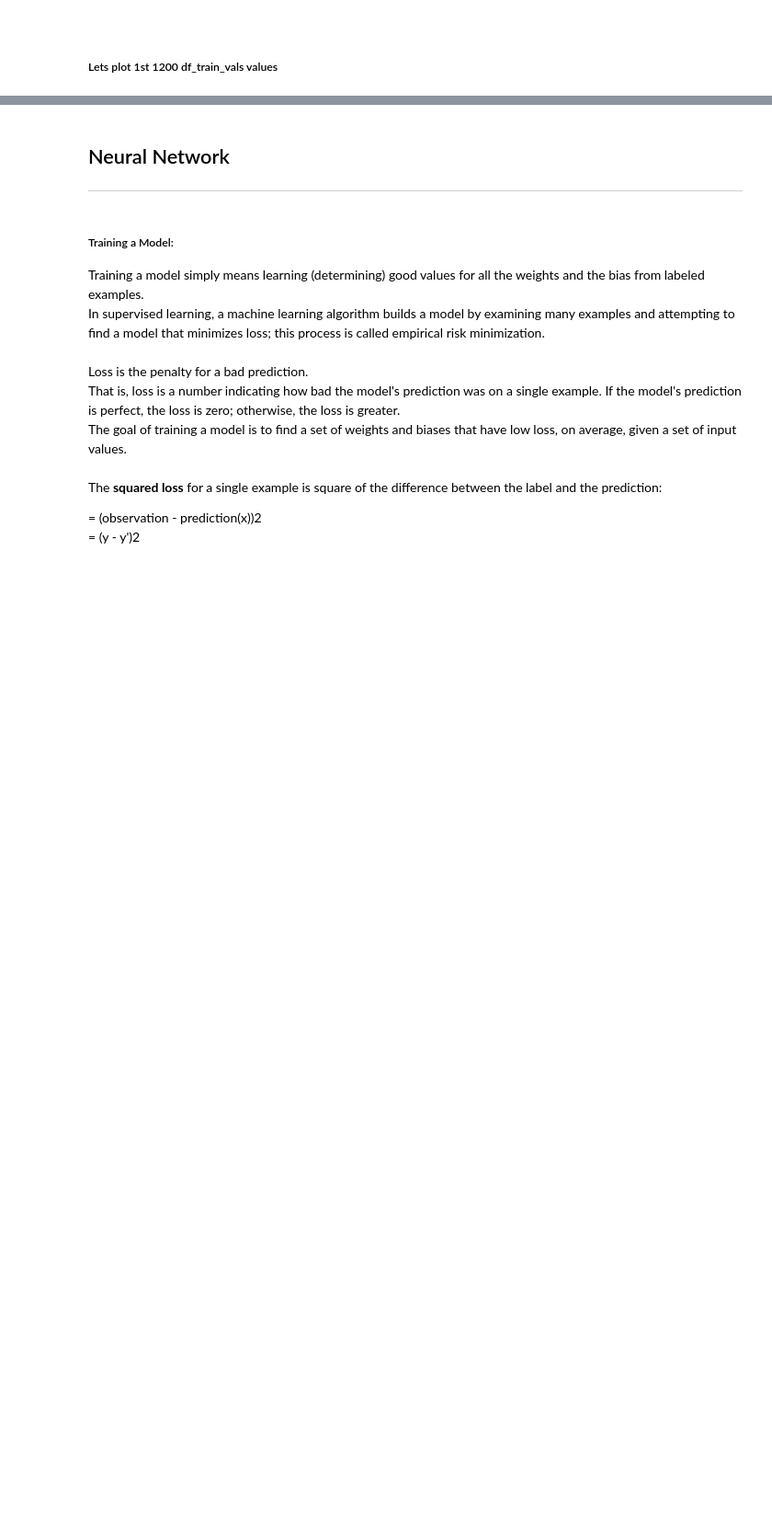
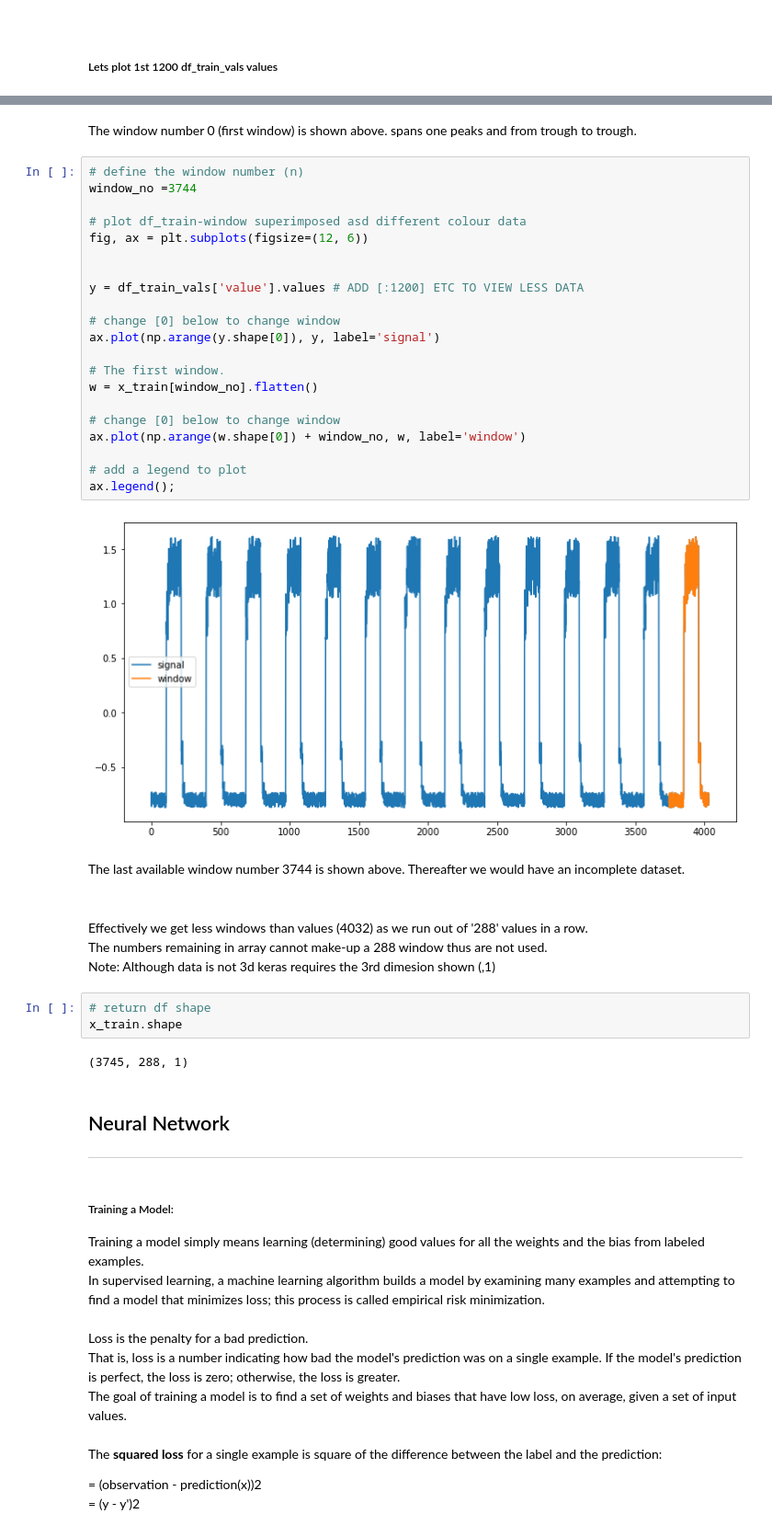
Before and after one commit to doodymack/Machine_Learn_Stats-Assessment, a Jupyter notebook: Time Series Anomaly Detection-Keras/05-evaluation.ipynb, the cells around one changed output, grey strips where cells are left out. Shown at 92% size. Saved outputs shown, nothing was run; the diff lists cells and outputs as text; blank space fills up the shorter version.

```diff
--- a/Time Series Anomaly Detection-Keras/05-evaluation.ipynb
+++ b/Time Series Anomaly Detection-Keras/05-evaluation.ipynb
@@ -1107,3 +1181,41 @@ ax.legend();
+# %% [markdown]
+The window number 0 (first window) is shown above. spans one peaks and from trough to trough.
+# %%
+# define the window number (n)
+window_no =3744
+
+# plot df_train-window superimposed asd different colour data
+fig, ax = plt.subplots(figsize=(12, 6))
+
+
+y = df_train_vals['value'].values # ADD [:1200] ETC TO VIEW LESS DATA
+
+# change [0] below to change window
+ax.plot(np.arange(y.shape[0]), y, label='signal')
+
+# The first window.
+w = x_train[window_no].flatten()
+
+# change [0] below to change window
+ax.plot(np.arange(w.shape[0]) + window_no, w, label='window')
+
+# add a legend to plot
+ax.legend();
+# %% [output]
+[figure, added]
+# %% [markdown]
+The last available window number 3744 is shown above. Thereafter we would have an incomplete dataset.
+# %% [markdown]
+<br>
+
+Effectively we get less windows than values (4032) as we run out of '288' values in a row.
+The numbers remaining in array cannot make-up a 288 window thus are not used.
+Note: Although data is not 3d keras requires the 3rd dimesion shown (,1)
+# %%
+# return df shape
+x_train.shape
+# %% [output]
+(3745, 288, 1)
 # %% [markdown]
 ## Neural Network
 
```
Also changed, not shown: parts of 68 cells of this notebook.
